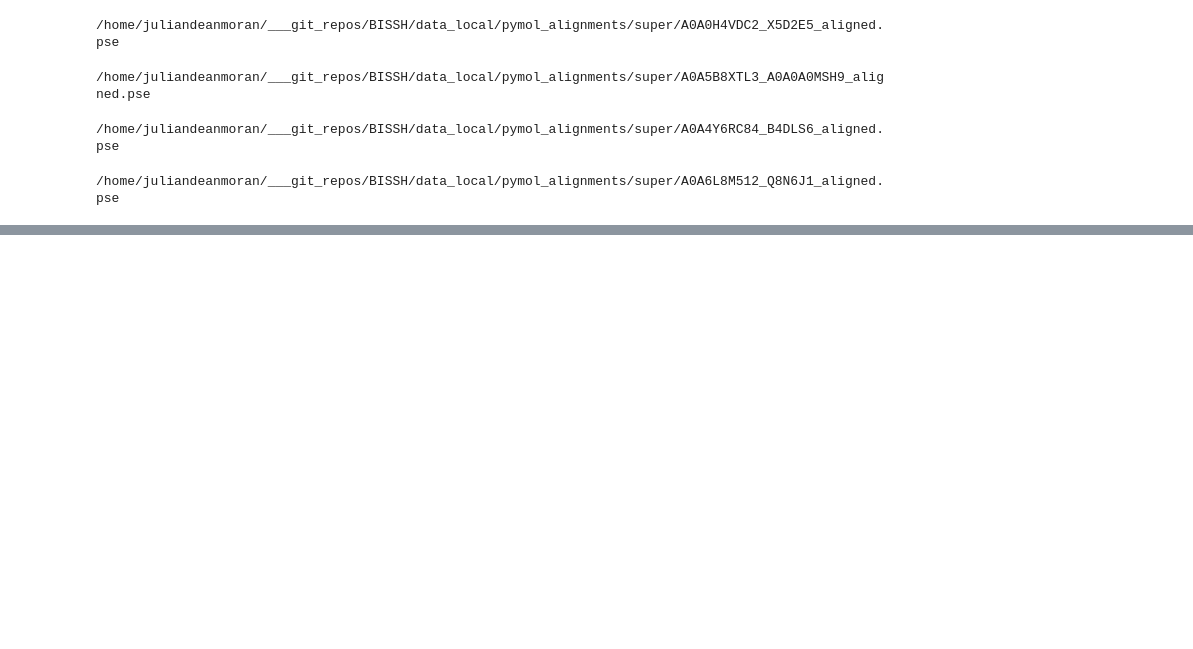
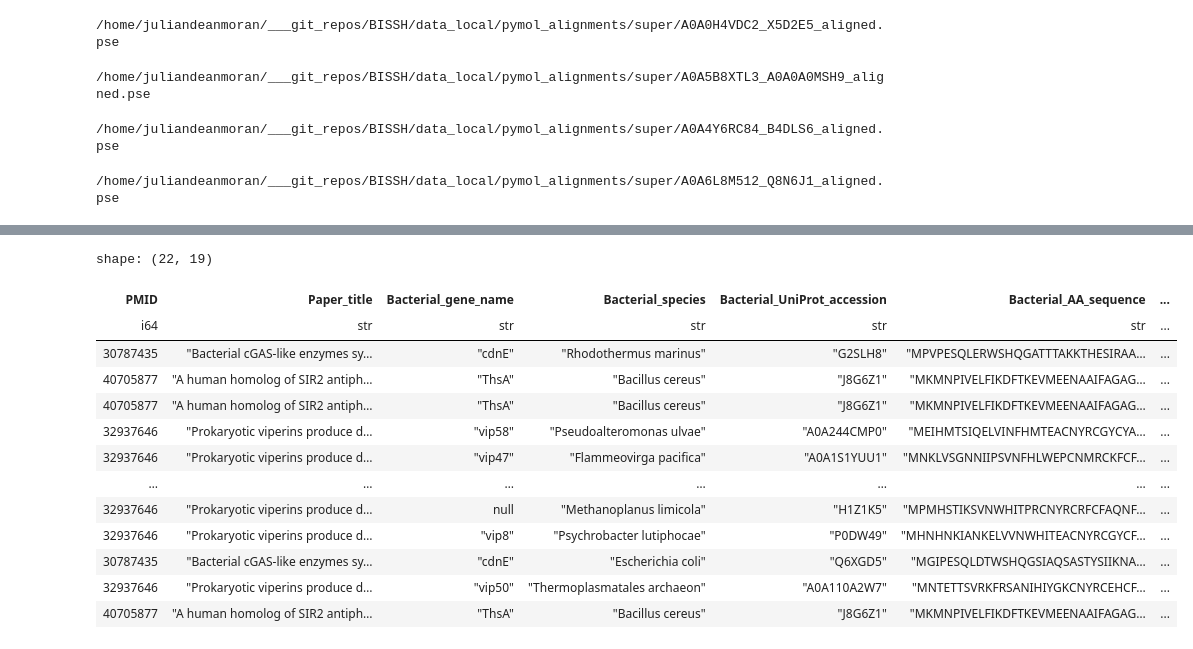
Before and after one commit to juliandeanmoran/BISSH, a Jupyter notebook: testing/updateReport_2_pairwise_aln.ipynb, the cells around one changed output, grey strips where cells are left out. Saved outputs shown, nothing was run; the diff lists cells and outputs as text; code cells hidden in the pictures; blank space fills up the shorter version.

```diff
--- a/testing/updateReport_2_pairwise_aln.ipynb
+++ b/testing/updateReport_2_pairwise_aln.ipynb
@@ -129,0 +156,30 @@ shape: (1,)
+# %%
+# ────────────────────────────────────────────────────────────
+#      Gold standard: get PyMol alignments
+# ────────────────────────────────────────────────────────────
+
+df_gs_fl = df_gs.filter(
+    (~pl.col(COL_GS_BACT_PROT_ID).is_null()) &
+    (~pl.col(COL_GS_HS_PROT_ID).is_null()) &
+    (pl.col("Include") == True)
+).unique([COL_GS_BACT_PROT_ID, COL_GS_HS_PROT_ID])
+
+df_gs_fl
+
+df_af, col_bact_struct, col_hs_struct = get_alphafold_structures(
+    df_uniprot_ids=df_gs_fl,
+    col_query_uniprot_id=COL_GS_BACT_PROT_ID,
+    col_target_uniprot_id=COL_GS_HS_PROT_ID,
+    out_dir=OUT_DIR_AF,
+    api_endpoint=URL_AF
+)
+
+# df_pm = pymol_align_pairs(
+#     df_structure_files=df_af_fl,
+#     col_query_id=COL_GS_BACT_PROT_ID,
+#     col_query_struct=col_bact_struct,
+#     col_target_id=COL_GS_HS_PROT_ID,
+#     col_target_struct=col_hs_struct,
+#     out_dir=OUT_DIR_PM,
+#     pymol_align_method="super",
+# )
@@ -129,0 +229,17 @@ shape: (1,)
+# %%
+df_gs_fl
+# %% [output]
+shape: (22, 19)
+| PMID | Paper_title | Bacterial_gene_name | Bacterial_species | Bacterial_UniProt_accession | Bacterial_AA_sequence | ... |
+| i64 | str | str | str | str | str | ... |
+| 30787435 | "Bacterial cGAS-like enzymes sy… | "cdnE" | "Rhodothermus marinus" | "G2SLH8" | "MPVPESQLERWSHQGATTTAKKTHESIRAA… | ... |
+| 40705877 | "A human homolog of SIR2 antiph… | "ThsA" | "Bacillus cereus" | "J8G6Z1" | "MKMNPIVELFIKDFTKEVMEENAAIFAGAG… | ... |
+| 40705877 | "A human homolog of SIR2 antiph… | "ThsA" | "Bacillus cereus" | "J8G6Z1" | "MKMNPIVELFIKDFTKEVMEENAAIFAGAG… | ... |
+| 32937646 | "Prokaryotic viperins produce d… | "vip58" | "Pseudoalteromonas ulvae" | "A0A244CMP0" | "MEIHMTSIQELVINFHMTEACNYRCGYCYA… | ... |
+| 32937646 | "Prokaryotic viperins produce d… | "vip47" | "Flammeovirga pacifica" | "A0A1S1YUU1" | "MNKLVSGNNIIPSVNFHLWEPCNMRCKFCF… | ... |
+| … | … | … | … | … | … | ... |
+| 32937646 | "Prokaryotic viperins produce d… | null | "Methanoplanus limicola" | "H1Z1K5" | "MPMHSTIKSVNWHITPRCNYRCRFCFAQNF… | ... |
+| 32937646 | "Prokaryotic viperins produce d… | "vip8" | "Psychrobacter lutiphocae" | "P0DW49" | "MHNHNKIANKELVVNWHITEACNYRCGYCF… | ... |
+| 30787435 | "Bacterial cGAS-like enzymes sy… | "cdnE" | "Escherichia coli" | "Q6XGD5" | "MGIPESQLDTWSHQGSIAQSASTYSIIKNA… | ... |
+| 32937646 | "Prokaryotic viperins produce d… | "vip50" | "Thermoplasmatales archaeon" | "A0A110A2W7" | "MNTETTSVRKFRSANIHIYGKCNYRCEHCF… | ... |
+| 40705877 | "A human homolog of SIR2 antiph… | "ThsA" | "Bacillus cereus" | "J8G6Z1" | "MKMNPIVELFIKDFTKEVMEENAAIFAGAG… | ... |
```
Also changed, not shown: parts of 7 cells of this notebook, 1 other file.
